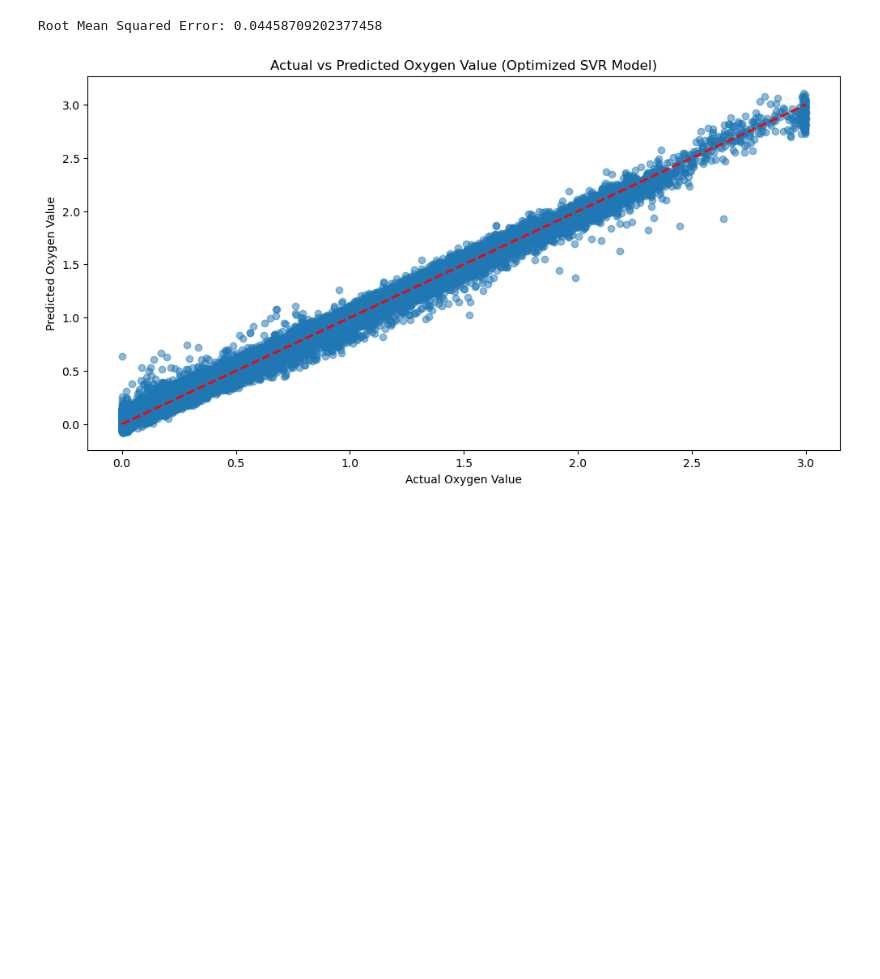
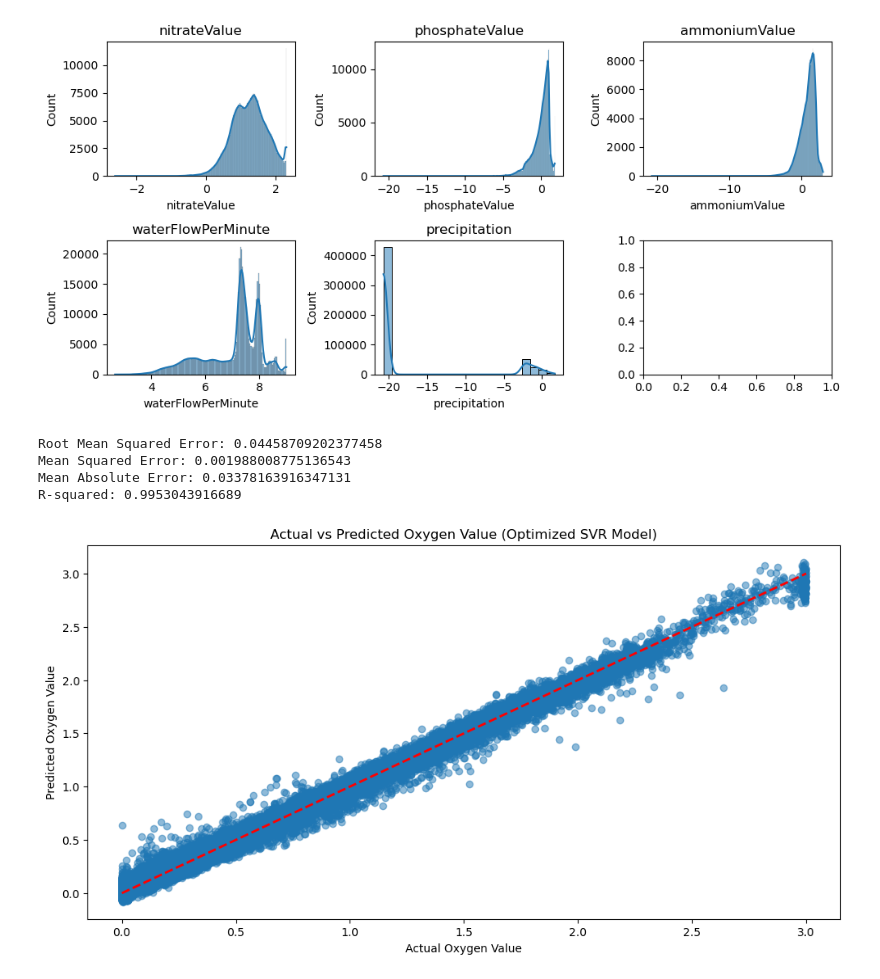
Before and after one commit to Simon-Manasse/DDD-DTW, a Jupyter notebook: src/supportVectorMachine.ipynb, the cells around one changed output. Cells and saved outputs as stored; diff of their text form; code cells hidden in the pictures; blank space fills up the shorter version.

```diff
--- a/src/supportVectorMachine.ipynb
+++ b/src/supportVectorMachine.ipynb
@@ -44,3 +57,18 @@ X_train, X_test, y_train, y_test = train_test_split(X, y, test_size=0.2, random_
+# %%
+for feature in ['nitrateValue', 'phosphateValue', 'ammoniumValue', 'waterFlowPerMinute', 'precipitation']:
+    data[feature] = np.log(data[feature] + 1e-9)
+
+fig, axes = plt.subplots(2, 3, figsize=(10, 5))
+features = ['nitrateValue', 'phosphateValue', 'ammoniumValue', 'waterFlowPerMinute', 'precipitation']
+
+for i, feature in enumerate(features):
+    sns.histplot(data[feature], ax=axes[i // 3, i % 3], kde=True)
+    axes[i // 3, i % 3].set_title(feature)
+
+plt.tight_layout()
+plt.show()
+# %% [output]
+[figure, added]
 # %%
 cpu_cores = 12
 memory_as_cache=12000
@@ -74,12 +102,21 @@ y_pred_chunks = Parallel(n_jobs=cpu_cores)(delayed(predict_svr_chunk)(chunk, svr
 
 y_pred = np.concatenate(y_pred_chunks)
 
+
 rmse = root_mean_squared_error(y_test, y_pred)
 mse = mean_squared_error(y_test, y_pred)
+mae = mean_absolute_error(y_test, y_pred)
+r2 = r2_score(y_test, y_pred)
+
 print(f'Root Mean Squared Error: {rmse}')
-print(f'Mean Squared Error: {rmse}')
+print(f'Mean Squared Error: {mse}')
+print(f'Mean Absolute Error: {mae}')
+print(f'R-squared: {r2}')
 # %% [output]
 Root Mean Squared Error: 0.04458709202377458
+Mean Squared Error: 0.001988008775136543
+Mean Absolute Error: 0.03378163916347131
+R-squared: 0.9953043916689
 # %%
 plt.figure(figsize=(12, 6))
 plt.scatter(y_test, y_pred, alpha=0.5)
```
Also changed, not shown: parts of 2 cells of this notebook, 1 other file.
